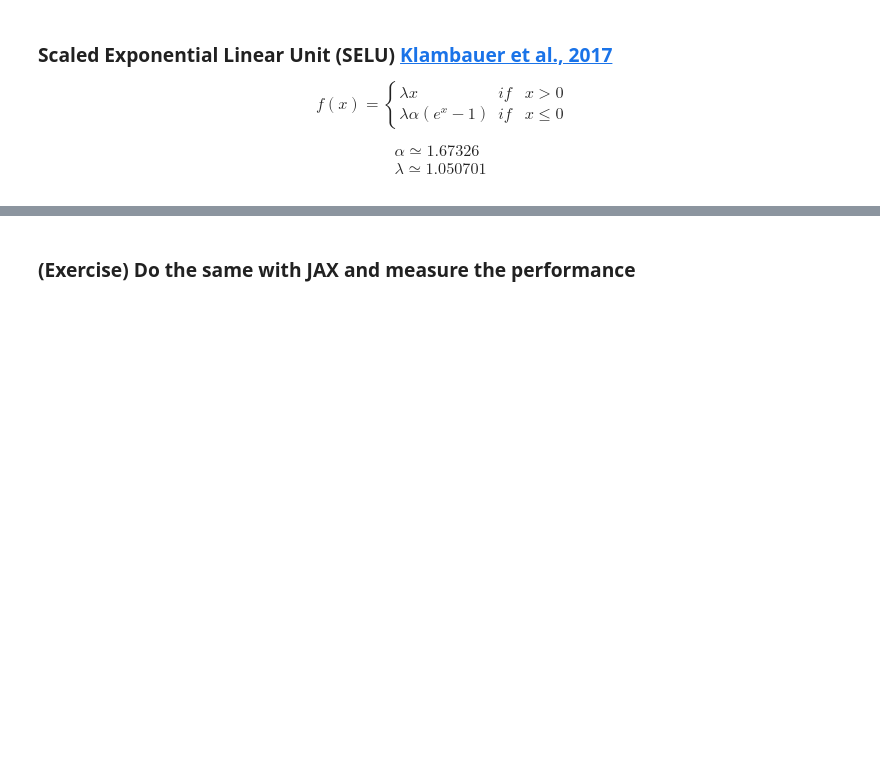
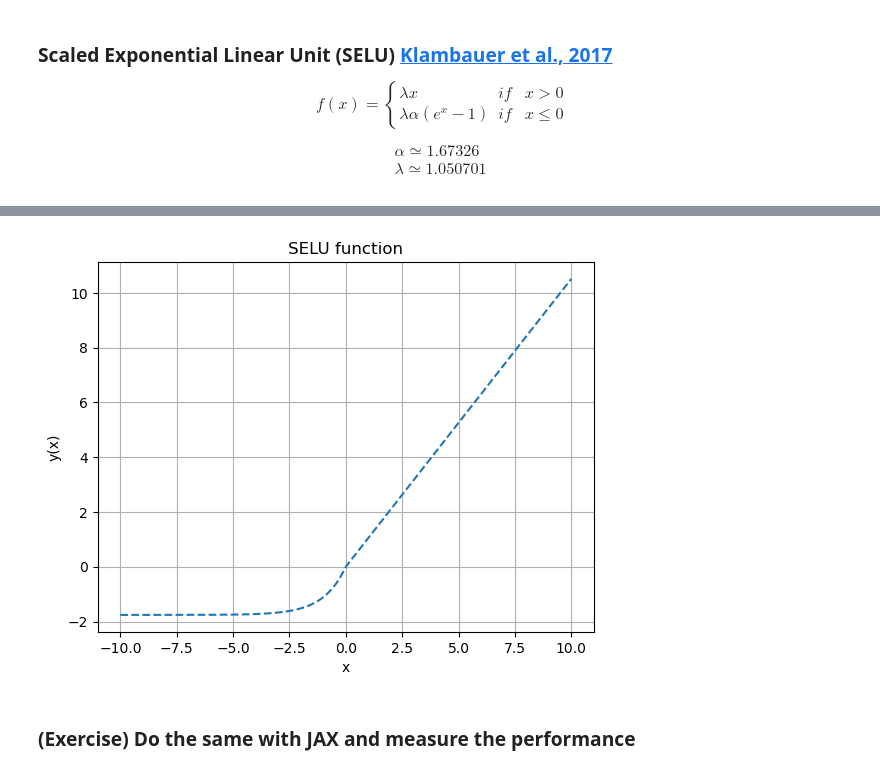
Before and after one commit to Ziaeemehr/workshop_hpcpy, a Jupyter notebook: notebooks/jax/jax_intro.ipynb, the cells around one changed output, grey strips where cells are left out. Cells and saved outputs as stored; diff of their text form; code cells hidden in the pictures; blank space fills up the shorter version.

Commit message:
notebook jax updated

```diff
--- a/notebooks/jax/jax_intro.ipynb
+++ b/notebooks/jax/jax_intro.ipynb
@@ -24,3 +24,15 @@ Using cached nvidia_nccl_cu12-2.23.4-py3-none-manylinux2014_x86_64.whl (199.0 MB
 Downloading nvidia_nvjitlink_cu12-12.6.85-py3-none-manylinux2010_x86_64.manylinux_2_12_x86_64.whl (19.7 MB)
 Installing collected packages: jax-cuda12-pjrt, opt_einsum, nvidia-nvjitlink-cu12, nvidia-nccl-cu12, nvidia-cuda-runtime-cu12, nvidia-cuda-nvcc-cu12, nvidia-cuda-cupti-cu12, nvidia-cublas-cu12, ml_dty ...
 Successfully installed jax-0.4.37 jax-cuda12-pjrt-0.4.36 jax-cuda12-plugin-0.4.36 jaxlib-0.4.36 ml_dtypes-0.5.0 nvidia-cublas-cu12-12.6.4.1 nvidia-cuda-cupti-cu12-12.6.80 nvidia-cuda-nvcc-cu12-12.6.85 ...
+# %%
+import os
+import jax
+jax.config.update("jax_enable_x64", True)  # default is 64-bit
+# set jax to use cpu
+jax.config.update('jax_platform_name', 'cpu') # gpu, to apply restart notebook
+
+# and set to use all 4 cpu cores
+os.environ["XLA_FLAGS"] = "--xla_force_host_platform_device_count=4"
+
+# showing the device and number of available devices
+jax.devices(), jax.local_device_count()
@@ -78,16 +96,16 @@ def euclidean_distance_jax(x, y):
     return jnp.abs(x2 + y2 - 2.0 * xy)
 # %%
 np_rng = np.random.default_rng()
-x_cpu = np_rng.random((5000, 4000))
-y_cpu = np_rng.random((5000, 4000))
-x_gpu = jax.device_put(x_cpu).block_until_ready()
-y_gpu = jax.device_put(y_cpu).block_until_ready()
+x_np = np_rng.random((5000, 4000))
+y_np = np_rng.random((5000, 4000))
+x_gpu = jax.device_put(x_np).block_until_ready()
+y_gpu = jax.device_put(y_np).block_until_ready()
 
 with cpu_timer():
-    eu_cpu = euclidean_distance_cpu(x_cpu, y_cpu)
+    eu_np = euclidean_distance_np(x_np, y_np)
 
 with cpu_timer():
     eu_jax = euclidean_distance_jax(x_gpu, y_gpu).block_until_ready()
 
 
-assert np.allclose(eu_cpu, jax.device_get(eu_jax))
+assert np.allclose(eu_np, jax.device_get(eu_jax))
@@ -140,7 +175,7 @@ $$
 # %%
 import matplotlib.pyplot as plt
 from math import erfc, sqrt, exp, pi, e
-x_cpu = np.linspace(-10.0, 10.0, 10_000_000)
+x_np = np.linspace(-10.0, 10.0, 10_000_000)
 
 
 alpha =  - sqrt(2.0 / pi) / (erfc(1 / sqrt(2)) * exp(1/2) - 1)
@@ -155,7 +190,7 @@ def selu_cpu(x, a=alpha, l=scale):
 
 print('SELU Cpu: ', end='')
 with cpu_timer():
-    s_cpu = selu_cpu(x_cpu)
+    s_np = selu_cpu(x_np)
 
 # Similar Functionality with cupy
 '''
@@ -189,8 +224,9 @@ assert(np.allclose(s_cpu, s_gpu_fused.get()))
 plt.close('all')
 fig = plt.figure()
 ax = fig.add_subplot(111)
-ax.plot(x_cpu, s_cpu, '--');
+ax.plot(x_np, s_np, '--');
 ax.set_title('SELU function', )
 ax.set_xlabel('x')
 ax.set_ylabel('y(x)')
 ax.grid('Both');
+# %% [output]
@@ -197,2 +234,3 @@ ax.grid('Both');
+[figure, added]
 # %% [markdown]
 ### (Exercise) Do the same with JAX and measure the performance
```
Also changed, not shown: parts of 10 cells of this notebook.
